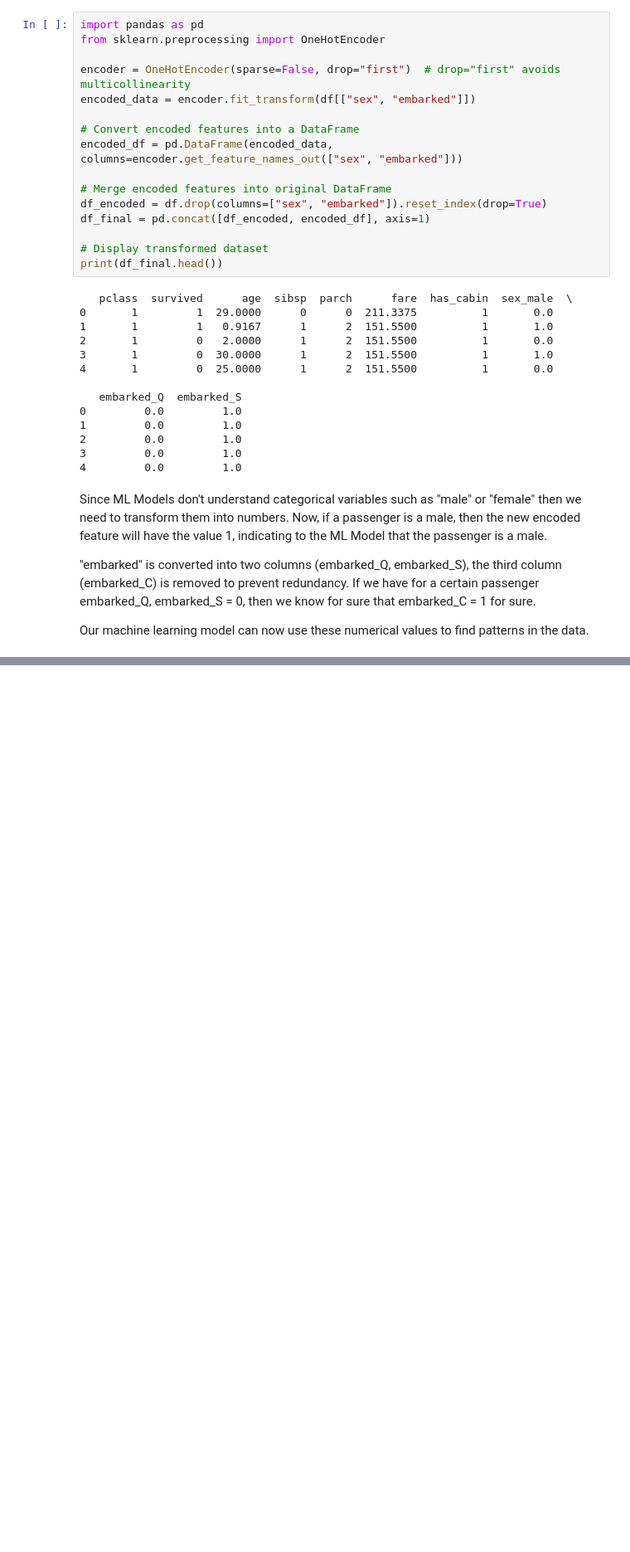
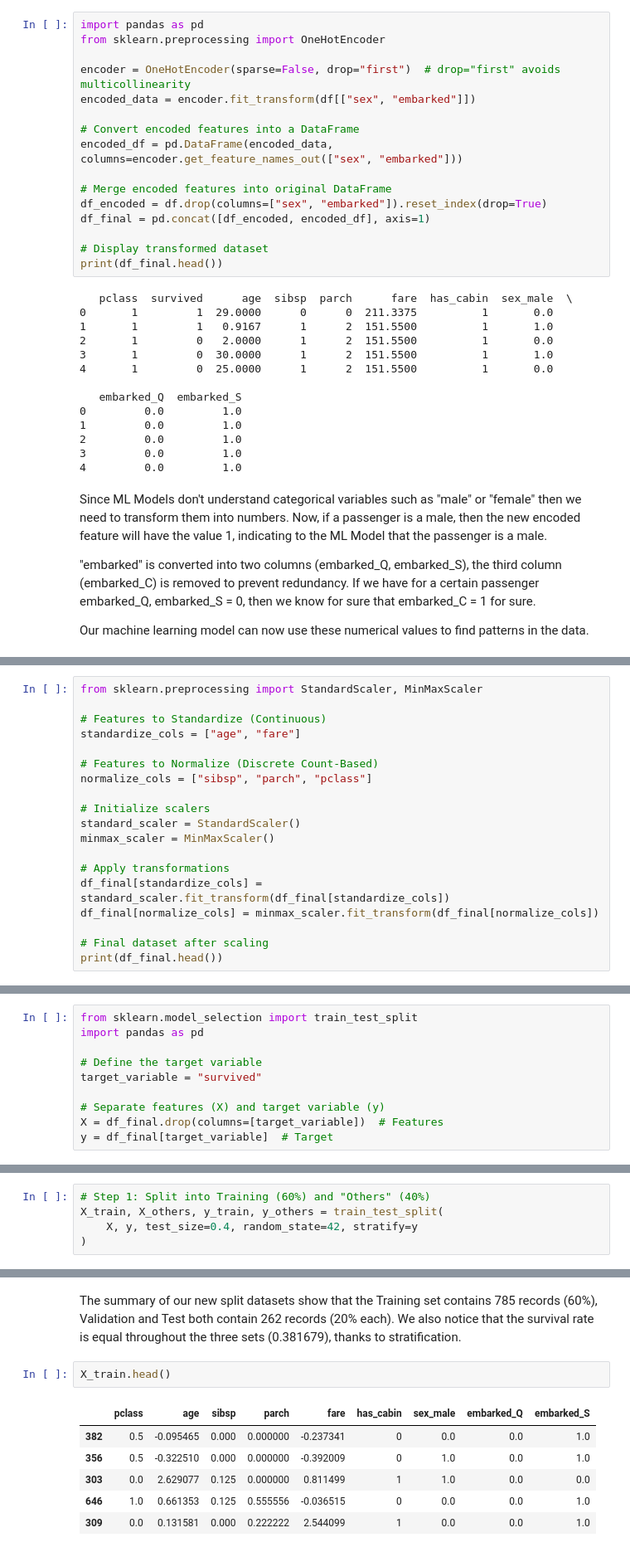
Before and after one commit to jadchebly/ML-fundamentals-2025, a Jupyter notebook: assignment_1_jad_chebly.ipynb, the cells around one changed output, grey strips where cells are left out. Shown at 83% size. Cells and saved outputs as stored; diff of their text form; blank space fills up the shorter version.

```diff
--- a/assignment_1_jad_chebly.ipynb
+++ b/assignment_1_jad_chebly.ipynb
@@ -302,0 +355,19 @@ Our machine learning model can now use these numerical values to find patterns i
+# %%
+from sklearn.preprocessing import StandardScaler, MinMaxScaler
+
+# Features to Standardize (Continuous)
+standardize_cols = ["age", "fare"]
+
+# Features to Normalize (Discrete Count-Based)
+normalize_cols = ["sibsp", "parch", "pclass"]
+
+# Initialize scalers
+standard_scaler = StandardScaler()
+minmax_scaler = MinMaxScaler()
+
+# Apply transformations
+df_final[standardize_cols] = standard_scaler.fit_transform(df_final[standardize_cols])
+df_final[normalize_cols] = minmax_scaler.fit_transform(df_final[normalize_cols])
+
+# Final dataset after scaling
+print(df_final.head())
@@ -302,0 +392,10 @@ Our machine learning model can now use these numerical values to find patterns i
+# %%
+from sklearn.model_selection import train_test_split
+import pandas as pd
+
+# Define the target variable
+target_variable = "survived"
+
+# Separate features (X) and target variable (y)
+X = df_final.drop(columns=[target_variable])  # Features
+y = df_final[target_variable]  # Target
@@ -302,0 +405,5 @@ Our machine learning model can now use these numerical values to find patterns i
+# %%
+# Step 1: Split into Training (60%) and "Others" (40%)
+X_train, X_others, y_train, y_others = train_test_split(
+    X, y, test_size=0.4, random_state=42, stratify=y
+)
@@ -302,0 +433,11 @@ Our machine learning model can now use these numerical values to find patterns i
+# %% [markdown]
+The summary of our new split datasets show that the Training set contains 785 records (60%), Validation and Test both contain 262 records (20% each). We also notice that the survival rate is equal throughout the three sets (0.381679), thanks to stratification.
+# %%
+X_train.head()
+# %% [output]
+|  | pclass | age | sibsp | parch | fare | has_cabin | sex_male | embarked_Q | embarked_S |
+| 382 | 0.5 | -0.095465 | 0.000 | 0.000000 | -0.237341 | 0 | 0.0 | 0.0 | 1.0 |
+| 356 | 0.5 | -0.322510 | 0.000 | 0.000000 | -0.392009 | 0 | 1.0 | 0.0 | 1.0 |
+| 303 | 0.0 | 2.629077 | 0.125 | 0.000000 | 0.811499 | 1 | 1.0 | 0.0 | 0.0 |
+| 646 | 1.0 | 0.661353 | 0.125 | 0.555556 | -0.036515 | 0 | 0.0 | 0.0 | 1.0 |
+| 309 | 0.0 | 0.131581 | 0.000 | 0.222222 | 2.544099 | 1 | 0.0 | 0.0 | 1.0 |
```
Also changed, not shown: parts of 13 cells of this notebook.
